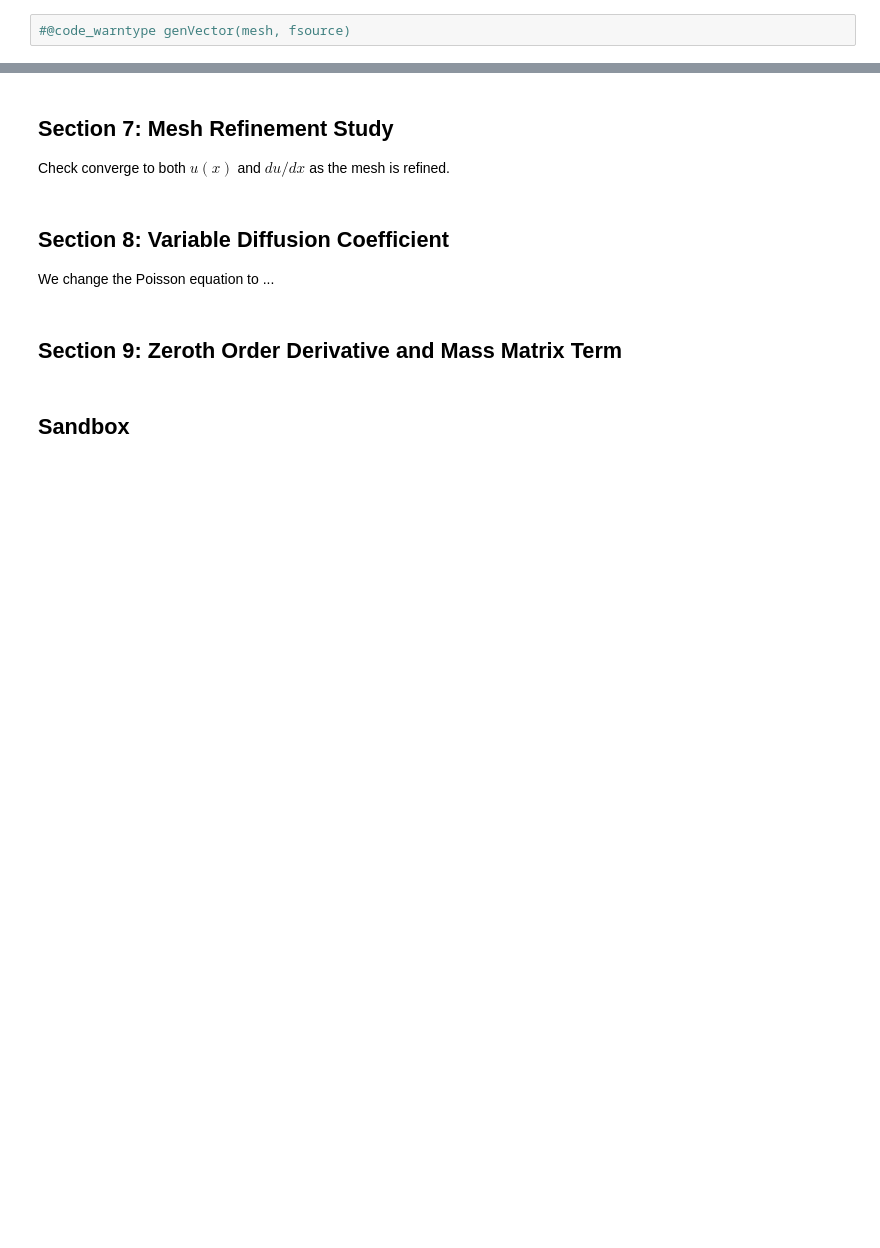
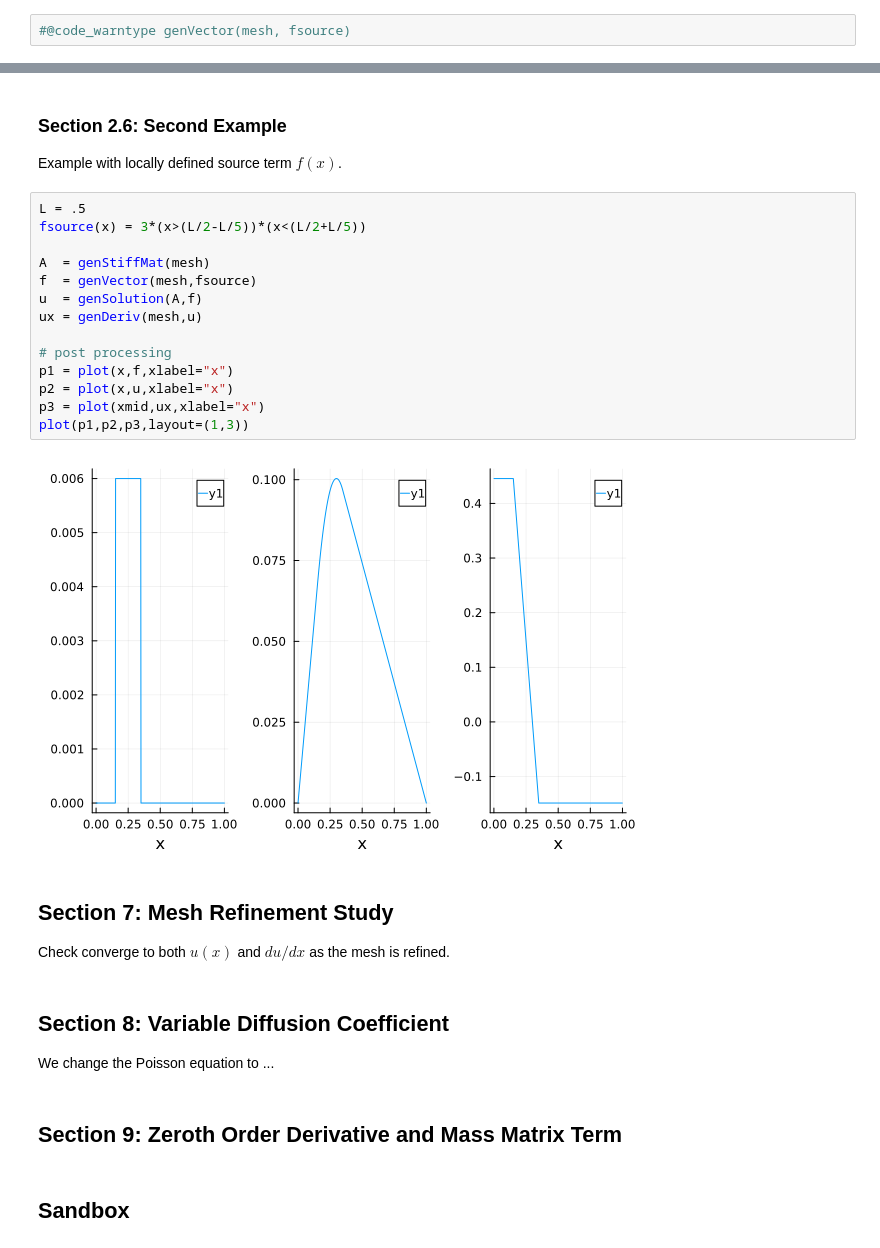
Before and after one commit to ziolai/finite_element_electrical_engineering, a Jupyter notebook: lab-sessions/4-lab-session.ipynb, the cells around one changed output, grey strips where cells are left out. Drawn from its saved outputs; the diff is of its cells as text; blank space fills up the shorter version.

```diff
--- a/lab-sessions/4-lab-session.ipynb
+++ b/lab-sessions/4-lab-session.ipynb
@@ -557,3 +403,22 @@ mesh = genMesh(10000); A = genStiffMat(mesh); f = genVector(mesh,fsource); u = g
+# %% [markdown]
+### Section 2.6: Second Example
+Example with locally defined source term $f(x)$.
+# %%
+L = .5
+fsource(x) = 3*(x>(L/2-L/5))*(x<(L/2+L/5))
+
+A  = genStiffMat(mesh)
+f  = genVector(mesh,fsource)
+u  = genSolution(A,f)
+ux = genDeriv(mesh,u)
+
+# post processing
+p1 = plot(x,f,xlabel="x")
+p2 = plot(x,u,xlabel="x")
+p3 = plot(xmid,ux,xlabel="x")
+plot(p1,p2,p3,layout=(1,3))
+# %% [output]
+[figure, added]
 # %% [markdown]
 ## Section 7: Mesh Refinement Study
 Check converge to both $u(x)$ and $du/dx$ as the mesh is refined.
```
Also changed, not shown: parts of 46 cells of this notebook.
